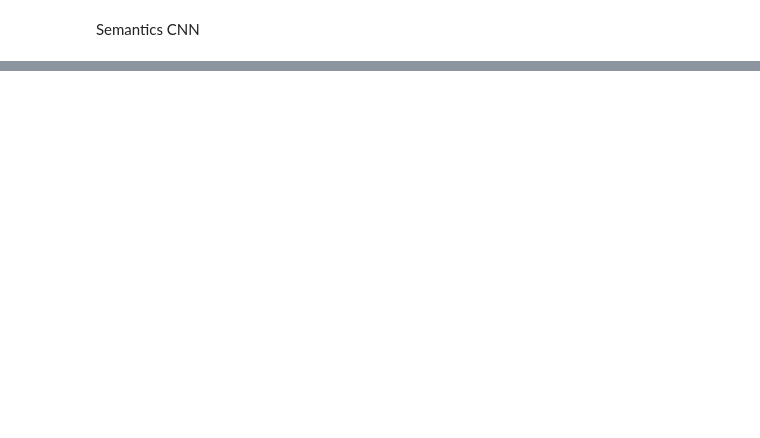
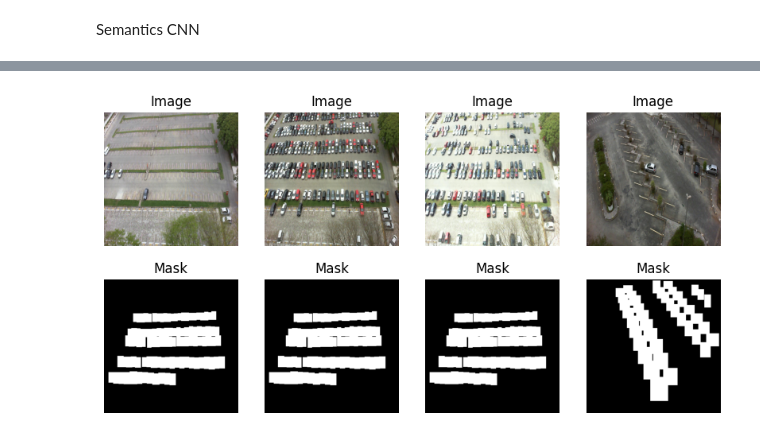
Before and after one commit to Swayyum/Intro-to-Deep-Learning, a Jupyter notebook: Final Project/project.ipynb, the cells around one changed output, grey strips where cells are left out. Saved outputs shown, nothing was run; the diff lists cells and outputs as text; code cells hidden in the pictures; blank space fills up the shorter version.

```diff
--- a/Final Project/project.ipynb
+++ b/Final Project/project.ipynb
@@ -117,6 +114,7 @@ import torch.nn as nn
 import torch.optim as optim
 from torch.utils.data import Dataset, DataLoader
 from torchvision import transforms
+import cv2
 
 # Define the CNN architecture for segmentation
 class SegmentationModel(nn.Module):
@@ -147,78 +145,47 @@ class SegmentationModel(nn.Module):
         x = self.decoder(x)
         return x
 
-def preprocess_image(image_path, annotation_path, target_size=(256, 256)):
-    image = Image.open(image_path).resize(target_size, Image.ANTIALIAS)
-    mask = np.zeros((target_size[1], target_size[0]), dtype=np.uint8)  # Initialize the mask with zeros
-
-    if os.path.exists(annotation_path) and os.path.getsize(annotation_path) > 0:
-        with open(annotation_path, 'r') as file:
-            lines = file.readlines()
-        for line in lines:
-            parts = line.strip().split()
-            if len(parts) >= 5:  # Assuming the first item is not part of the coordinates
-                try:
-                    x_min, y_min, x_max, y_max = map(int, map(float, parts[1:5]))  # Only take the first four values after the first item
-                    mask[y_min:y_max, x_min:x_max] = 1  # Set pixels within bounding box to 1
-                except ValueError as e:
-                    print(f"Error processing line '{line.strip()}': {e}")
-                    continue
-
-    mask = Image.fromarray(mask)  # Convert mask to PIL image for possible further transformations
-    return np.array(image), np.array(mask)
-
 class PKLotDataset(Dataset):
-    def __init__(self, data, transform=None):
-        self.data = data
+    def __init__(self, data_dir, transform=None):
+        self.data_dir = data_dir
+        self.image_files = [f for f in os.listdir(data_dir) if f.endswith('_img.npy')]
         self.transform = transform
+        print(f"Found {len(self.image_files)} images in directory {data_dir}")  # Debugging output
 
     def __len__(self):
-        return len(self.data)
+        return len(self.image_files)
 
     def __getitem__(self, idx):
-        image, mask = self.data[idx]
+        image_file = os.path.join(self.data_dir, self.image_files[idx])
+        mask_file = image_file.replace('_img.npy', '_mask.npy')
+
+        image = np.load(image_file)
+        mask = np.load(mask_file)
+
         if self.transform:
             image = self.transform(image)
-            mask = self.transform(mask)  # Transform the mask just like the image
+            mask = self.transform(mask)
+
         return image, mask
 
-def process_directory(data_dir, annotation_dir, target_size=(256, 256)):
-    processed_data = []
-    for img_filename in os.listdir(data_dir):
-        if img_filename.endswith('.jpg'):
-            image_path = os.path.join(data_dir, img_filename)
-            annotation_path = os.path.join(annotation_dir, img_filename.replace('.jpg', '.txt'))
-            processed_image, processed_mask = preprocess_image(image_path, annotation_path, target_size)
-            processed_data.append((processed_image, processed_mask))
-    return processed_data
-
-def process_dataset(dataset_base, target_size=(256, 256)):
-    all_data = {}
-    for part in ['train', 'valid', 'test']:
-        images_dir = os.path.join(dataset_base, part, 'images')
-        annotations_dir = os.path.join(dataset_base, part, 'labels')
-        all_data[part] = process_directory(images_dir, annotations_dir, target_size)
-        print(f"Finished processing {len(all_data[part])} images from {part} set.")
-    return all_data
 
 dataset_base = r'C:/Users/SirM/Desktop/Swayam/Intro to Deep Learning/Intro-to-Deep-Learning/Final Project/PKLot.v1-raw.yolov8-obb'
 partitions = ['train', 'valid', 'test']
-target_size = (256, 256)
+target_size = (45, 45)
 
-all_data = process_dataset(dataset_base, target_size)
 
 # Create datasets and dataloaders for train, validation, and test sets
-transform = transforms.Compose([
-    transforms.ToTensor(),
-])
-train_dataset = PKLotDataset(all_data['train'], transform=transform)
-valid_dataset = PKLotDataset(all_data['valid'], transform=transform)
-test_dataset = PKLotDataset(all_data['test'], transform=transform)
+transform = transforms.Compose([transforms.ToTensor()])
+
+train_dataset = PKLotDataset(os.path.join(dataset_base, 'train', 'images'), transform=transform)
+valid_dataset = PKLotDataset(os.path.join(dataset_base, 'valid', 'images'), transform=transform)
+test_dataset = PKLotDataset(os.path.join(dataset_base, 'test', 'images'), transform=transform)
 
 train_loader = DataLoader(train_dataset, batch_size=16, shuffle=True)
 valid_loader = DataLoader(valid_dataset, batch_size=16, shuffle=False)
 test_loader = DataLoader(test_dataset, batch_size=16, shuffle=False)
 
+# Setup device, model, loss function, and optimizer
 device = torch.device("cuda" if torch.cuda.is_available() else "cpu")
 model = SegmentationModel().to(device)
 
@@ -226,24 +193,38 @@ criterion = nn.BCELoss()
 optimizer = optim.Adam(model.parameters(), lr=0.001)
 
 # Training loop
-for epoch in range(10):  # Specify the number of epochs
+for epoch in range(10):
     model.train()
     for images, masks in train_loader:
+        images, masks = images.to(device), masks.to(device).float()
         optimizer.zero_grad()
-        images, masks = images.to(device), masks.to(device).float()  # Ensure masks are float
         outputs = model(images)
         loss = criterion(outputs, masks)
         loss.backward()
         optimizer.step()
 
-    # Validation loop
     model.eval()
     val_loss = 0.0
     with torch.no_grad():
         for images, masks in valid_loader:
             images, masks = images.to(device), masks.to(device)
             outputs = model(images)
-            val_loss += criterion(outputs, masks).item()  # Ensure correct loss calculation without `unsqueeze`
+            val_loss += criterion(outputs, masks).item()
 
     print(f'Epoch [{epoch+1}/10], Train Loss: {loss.item():.4f}, Valid Loss: {val_loss/len(valid_loader):.4f}')
+
+# Visualization
+images, masks = next(iter(train_loader))
+plt.figure(figsize=(10, 5))
+for i in range(4):
+    plt.subplot(2, 4, i + 1)
+    plt.imshow(images[i].permute(1, 2, 0).cpu().numpy(), cmap='gray')
+    plt.title("Image")
+    plt.axis('off')
+
+    plt.subplot(2, 4, i + 5)
+    plt.imshow(masks[i].squeeze().cpu().numpy(), cmap='gray')
+    plt.title("Mask")
+    plt.axis('off')
+plt.show()
 # %% [output]
@@ -253,3 +244,4 @@ Finished processing 1242 images from test set.
+[figure, added]
 # %%
 import os
 import cv2
```
Also changed, not shown: parts of 3 cells of this notebook.
